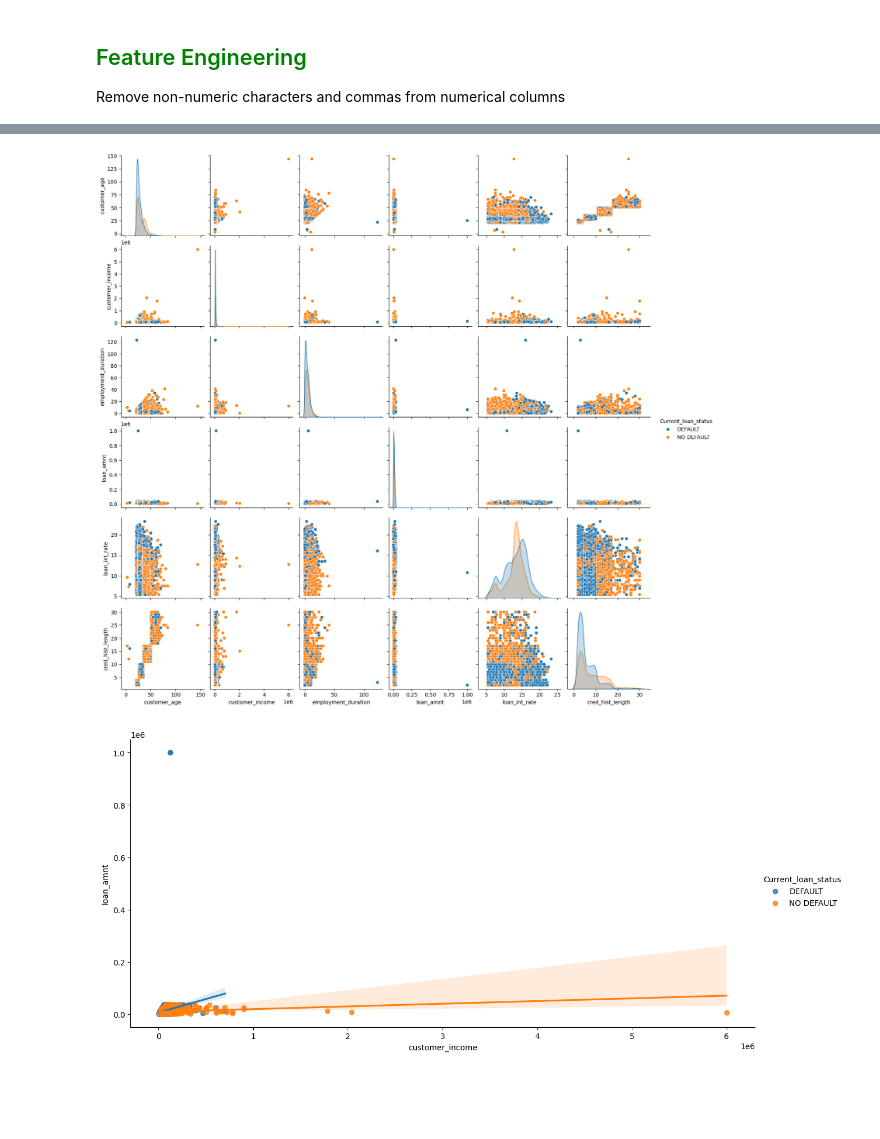
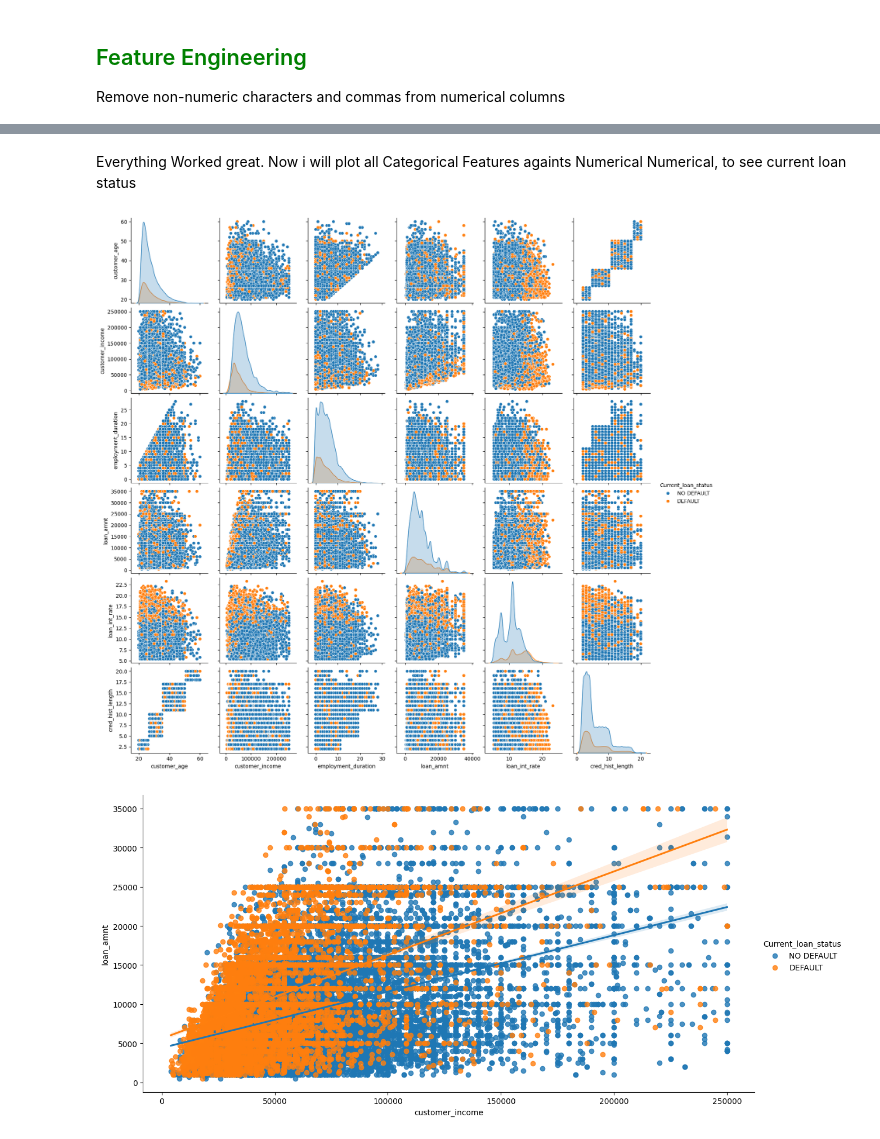
Before and after one commit to kashifansari96/EDA-Loan-Dataset, a Jupyter notebook: EDA_Loan_Dataset.ipynb, the cells around one changed output, grey strips where cells are left out. Drawn from its saved outputs; the diff is of its cells as text; code cells hidden in the pictures; blank space fills up the shorter version.

Commit message:
chore: Update raw data set and perform EDA on loan dataset

```diff
--- a/EDA_Loan_Dataset.ipynb
+++ b/EDA_Loan_Dataset.ipynb
@@ -65,0 +115,4 @@ dtype: int64
+# %%
+
+encoded_df = df.dropna()  # Simple approach: drop rows with any missing values
+encoded_df.shape
@@ -67,9 +122,7 @@ dtype: int64
 <h2 style='color:green'>Feature Engineering</h2>
  Remove non-numeric characters and commas from numerical columns
 # %%
-
-
 numerical_columns_with_symbols = ['customer_income', 'loan_amnt']
 
 for column in numerical_columns_with_symbols:
-    df[column] = df[column].apply(lambda x: re.sub(r'[^\d.]', '', str(x))).astype(float)
+    encoded_df[column] = encoded_df[column].apply(lambda x: re.sub(r'[^\d.]', '', str(x))).astype(float)
@@ -147,0 +168,18 @@ for feature in categorical_columns:
+# %%
+# Filter rows where customer_age is between 10 and 60
+encoded_df = encoded_df[(encoded_df['customer_age'] >= 10) & (encoded_df['customer_age'] <= 60)]
+
+# Filter rows where employment_duration is between 0 and 30 years
+encoded_df = encoded_df[(encoded_df['employment_duration'] >= 0) & (encoded_df['employment_duration'] <= 30)]
+
+# Filter rows where cred_hist_length is between 1 and 20
+encoded_df = encoded_df[(encoded_df['cred_hist_length'] >= 1) & (encoded_df['cred_hist_length'] <= 20)]
+
+# Filter rows where customer_income is between 0 and 500000
+encoded_df = encoded_df[(encoded_df['customer_income'] >= 0) & (encoded_df['customer_income'] <= 250000)]
+
+# Filter rows where loan_amnt is between 0 and 300000
+encoded_df = encoded_df[(encoded_df['loan_amnt'] >= 0) & (encoded_df['loan_amnt'] <= 200000)]
+
+
+encoded_df.shape
@@ -147,0 +190,5 @@ for feature in categorical_columns:
+# %%
+# Distribution of numerical features
+numerical_features = ['customer_age', 'customer_income', 'employment_duration', 'loan_amnt', 'loan_int_rate', 'cred_hist_length']
+encoded_df[numerical_features].hist(bins=15, figsize=(15, 10), layout=(3, 2))
+plt.show()
@@ -148,12 +197,14 @@ for feature in categorical_columns:
+# %% [markdown]
+Everything Worked great. Now i will plot all Categorical Features againts Numerical Numerical, to see current loan status
 # %%
 #Pair Plot
-sns.pairplot(df, hue='Current_loan_status', vars=numerical_features)
+sns.pairplot(encoded_df, hue='Current_loan_status', vars=numerical_features)
 plt.show()
 # %% [output]
-[figure, old version]
+[figure, new version]
 # %%
 #Feature Interaction
-sns.lmplot(x='customer_income', y='loan_amnt', hue='Current_loan_status', data=df, aspect=2, height=6)
+sns.lmplot(x='customer_income', y='loan_amnt', hue='Current_loan_status', data=encoded_df, aspect=2, height=6)
 plt.show()
 # %% [output]
-[figure, old version]
+[figure, new version]
```
Also changed, not shown: parts of 23 cells of this notebook.
